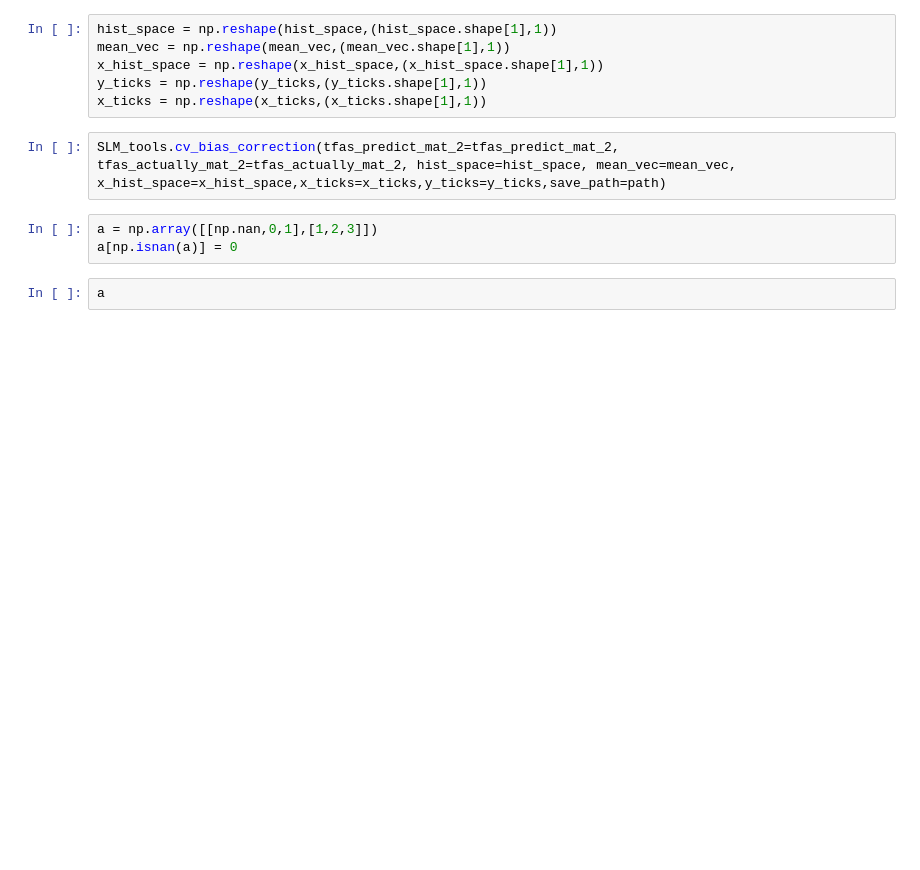
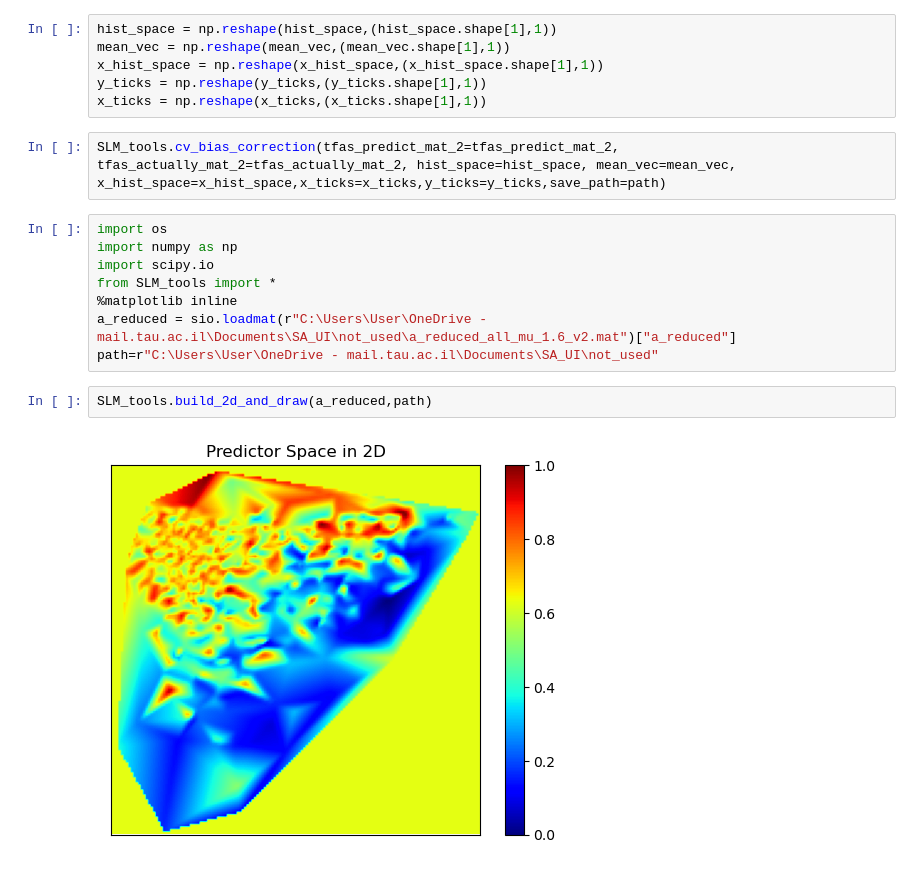
Before and after one commit to OkTAU16/SA_UI, a Jupyter notebook: not_used/testing.ipynb, the cells around one changed output. Cells and saved outputs as stored; diff of their text form; blank space fills up the shorter version.

```diff
--- a/not_used/testing.ipynb
+++ b/not_used/testing.ipynb
@@ -200,8 +193,15 @@ y_ticks = np.reshape(y_ticks,(y_ticks.shape[1],1))
 x_ticks = np.reshape(x_ticks,(x_ticks.shape[1],1))
 # %%
 SLM_tools.cv_bias_correction(tfas_predict_mat_2=tfas_predict_mat_2, tfas_actually_mat_2=tfas_actually_mat_2, hist_space=hist_space, mean_vec=mean_vec, x_hist_space=x_hist_space,x_ticks=x_ticks,y_ticks=y_ticks,save_path=path)
-# %%
-a = np.array([[np.nan,0,1],[1,2,3]])
-a[np.isnan(a)] = 0
-# %%
-a
+# %%
+import os
+import numpy as np
+import scipy.io
+from SLM_tools import *
+%matplotlib inline
+a_reduced = sio.loadmat(r"C:\Users\User\OneDrive - mail.tau.ac.il\Documents\SA_UI\not_used\a_reduced_all_mu_1.6_v2.mat")["a_reduced"]
+path=r"C:\Users\User\OneDrive - mail.tau.ac.il\Documents\SA_UI\not_used"
+# %%
+SLM_tools.build_2d_and_draw(a_reduced,path)
+# %% [output]
+[figure, added]
```
Also changed, not shown: parts of 2 cells of this notebook, 15 other files.
